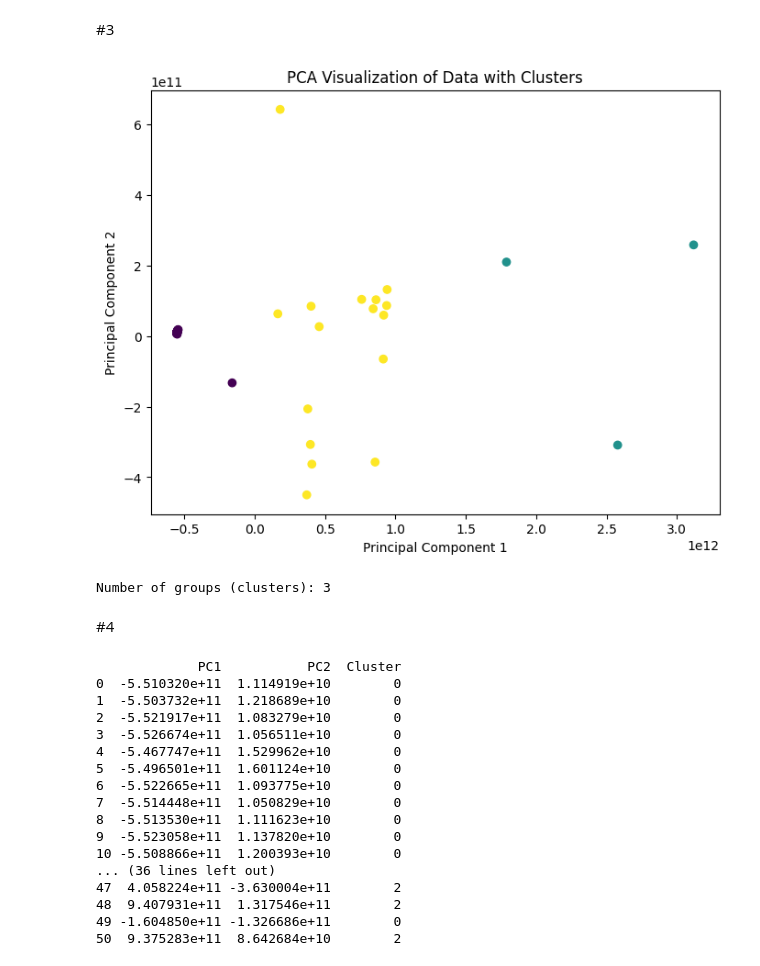
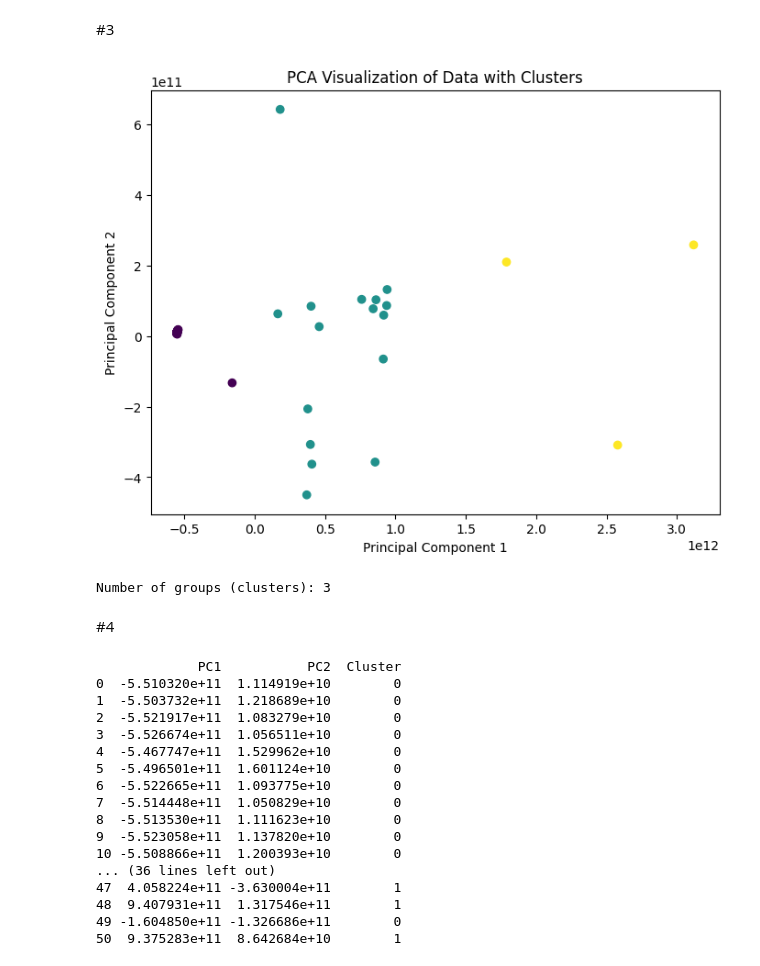
Before and after one commit to Kanisorn001/python_datavis2024, a Jupyter notebook: final_dataviz_2024.ipynb, the cells around one changed output. Drawn from its saved outputs; the diff is of its cells as text; code cells hidden in the pictures.

```diff
--- a/final_dataviz_2024.ipynb
+++ b/final_dataviz_2024.ipynb
@@ -302,33 +318,33 @@ plt.show()
 # %%
 # prompt: ตอบคำถามว่า data มีทั้งหมดกี่กลุ่ม โดย plot จุดข้อมูลแต่ละกลุ่มเป็นคนละสี
 
 # ... (Your existing code)
 
 # Apply PCA to reduce dimensionality to 2 components
-pca = PCA(n_components=2)
+pca = PCA(n_components=4)
 X_pca = pca.fit_transform(X_quantized)
 
 # Visualize the data using a scatter plot with different colors for clusters
 # (You'll need to determine the clusters using a clustering algorithm like KMeans)
 from sklearn.cluster import KMeans
 
 # Assuming you want to find 3 clusters
 kmeans = KMeans(n_clusters=3, random_state=0)
 clusters = kmeans.fit_predict(X_pca)
 
 plt.figure(figsize=(8, 6))
 plt.scatter(X_pca[:, 0], X_pca[:, 1], c=clusters)
 plt.xlabel('Principal Component 1')
 plt.ylabel('Principal Component 2')
 plt.title('PCA Visualization of Data with Clusters')
 plt.show()
 
 # You can use the 'clusters' array to determine the number of groups and assign each data point to a group.
 
 # Print the number of groups
 print(f"Number of groups (clusters): {len(set(clusters))}")
 # %% [output]
-[figure, old version]
+[figure, new version]
 Number of groups (clusters): 3
 # %%
 # prompt: ตอบคำถามว่า data มีทั้งหมดกี่กลุ่ม เป็นภาษาไทย
@@ -341,7 +369,6 @@ Number of groups (clusters): 3
 # %%
 # prompt: สร้าง ตารางที่มี column บอกว่า data แต่ละจุดนั้นอยู่กลุ่มไหน
 
-# ... (Your existing code)
 
 # #4
 import pandas as pd
@@ -364,7 +391,7 @@ print(df)
 9  -5.523058e+11  1.137820e+10        0
 10 -5.508866e+11  1.200393e+10        0
 ... (36 lines left out)
-47  4.058224e+11 -3.630004e+11        2
-48  9.407931e+11  1.317546e+11        2
+47  4.058224e+11 -3.630004e+11        1
+48  9.407931e+11  1.317546e+11        1
 49 -1.604850e+11 -1.326686e+11        0
-50  9.375283e+11  8.642684e+10        2
+50  9.375283e+11  8.642684e+10        1
```
Also changed, not shown: parts of 3 cells of this notebook.
